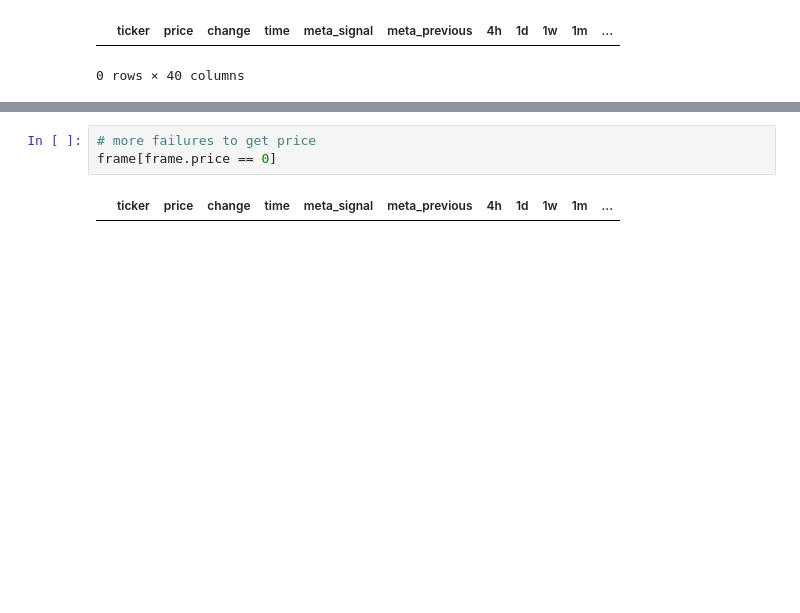
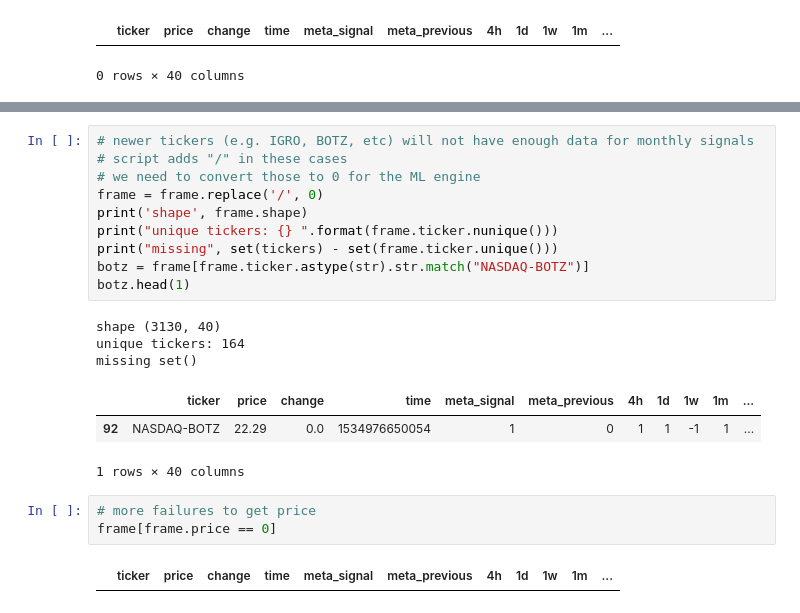
Before and after one commit to atomantic/stock_signals, a Jupyter notebook: data/Signals.ipynb, the cells around one changed output, grey strips where cells are left out. Saved outputs shown, nothing was run; the diff lists cells and outputs as text; blank space fills up the shorter version.

```diff
--- a/data/Signals.ipynb
+++ b/data/Signals.ipynb
@@ -91,3 +94,20 @@ missing set()
+# %%
+# newer tickers (e.g. IGRO, BOTZ, etc) will not have enough data for monthly signals
+# script adds "/" in these cases
+# we need to convert those to 0 for the ML engine
+frame = frame.replace('/', 0)
+print('shape', frame.shape)
+print("unique tickers: {} ".format(frame.ticker.nunique()))
+print("missing", set(tickers) - set(frame.ticker.unique()))
+botz = frame[frame.ticker.astype(str).str.match("NASDAQ-BOTZ")]
+botz.head(1)
+# %% [output]
+shape (3130, 40)
+unique tickers: 164
+missing set()
+|  | ticker | price | change | time | meta_signal | meta_previous | 4h | 1d | 1w | 1m | ... |
+| 92 | NASDAQ-BOTZ | 22.29 | 0.0 | 1534976650054 | 1 | 0 | 1 | 1 | -1 | 1 | ... |
+1 rows × 40 columns
 # %%
 # more failures to get price
 frame[frame.price == 0]
```
Also changed, not shown: parts of 13 cells of this notebook, 1 other file.
